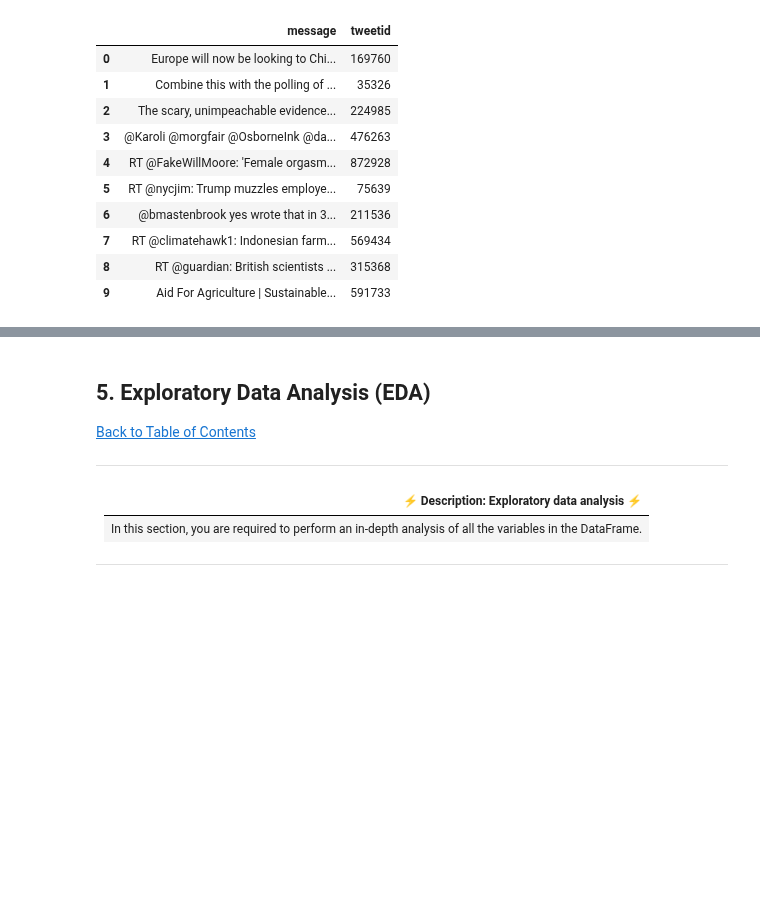
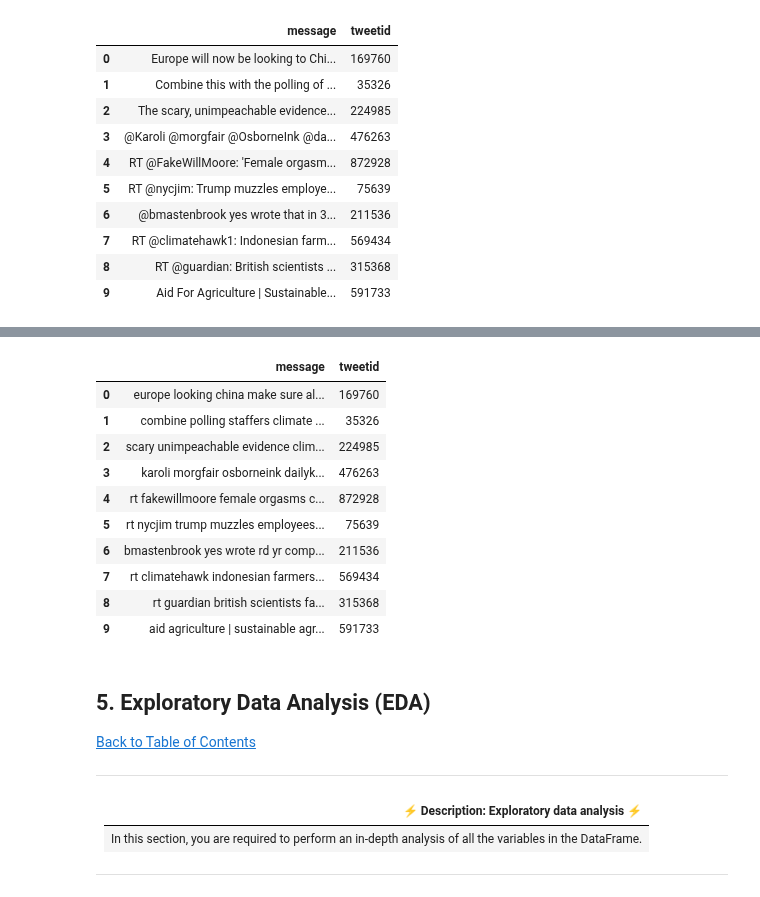
Before and after one commit to Classifix/Classifix, a Jupyter notebook: Advanced_Classification/starter-notebook.ipynb, the cells around one changed output, grey strips where cells are left out. Cells and saved outputs as stored; diff of their text form; code cells hidden in the pictures; blank space fills up the shorter version.

```diff
--- a/Advanced_Classification/starter-notebook.ipynb
+++ b/Advanced_Classification/starter-notebook.ipynb
@@ -190,3 +331,21 @@ with pd.option_context('display.max_colwidth', 400):
+# %%
+#Applying the remove stop words function to the testing data
+test['message']= test['message'].apply(lambda x: remove_stopwords(x))
+#displaying the message of the testing data first 10 rows
+with pd.option_context('display.max_colwidth', 400):
+    display(test.head(10))
+# %% [output]
+|  | message | tweetid |
+| 0 | europe looking china make sure al... | 169760 |
+| 1 | combine polling staffers climate ... | 35326 |
+| 2 | scary unimpeachable evidence clim... | 224985 |
+| 3 | karoli morgfair osborneink dailyk... | 476263 |
+| 4 | rt fakewillmoore female orgasms c... | 872928 |
+| 5 | rt nycjim trump muzzles employees... | 75639 |
+| 6 | bmastenbrook yes wrote rd yr comp... | 211536 |
+| 7 | rt climatehawk indonesian farmers... | 569434 |
+| 8 | rt guardian british scientists fa... | 315368 |
+| 9 | aid agriculture | sustainable agr... | 591733 |
 # %% [markdown]
 <a id="five"></a>
 ## 5. Exploratory Data Analysis (EDA)
```
Also changed, not shown: parts of 25 cells of this notebook.
